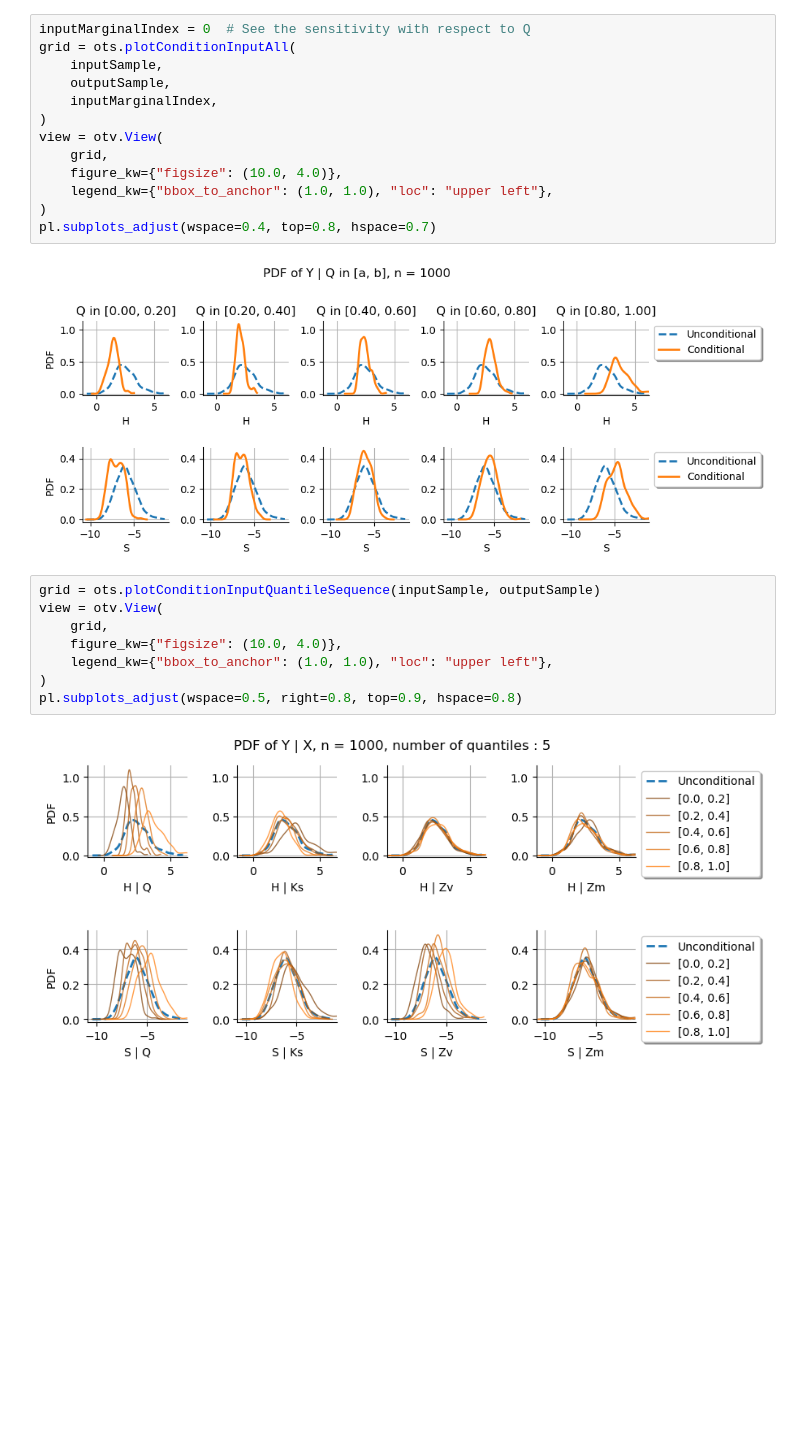
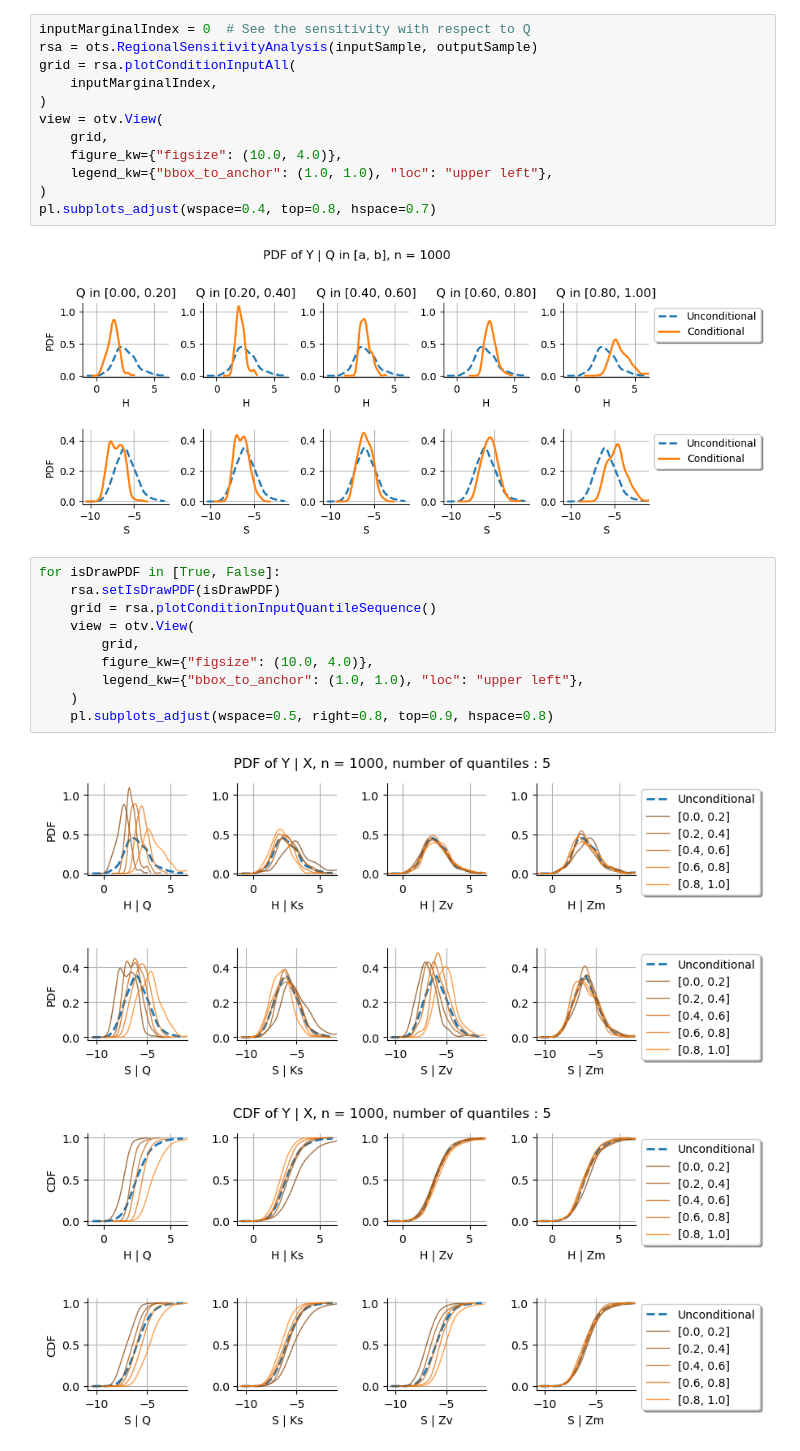
Before and after one commit to tupui/otsensitivity, a Jupyter notebook: examples/demo_plot_condition_input.ipynb, the cells around one changed output. Cells and saved outputs as stored; diff of their text form; blank space fills up the shorter version.

```diff
--- a/examples/demo_plot_condition_input.ipynb
+++ b/examples/demo_plot_condition_input.ipynb
@@ -121,9 +121,8 @@ outputSample[:5]
 We chose to select the output depending on a quantile of the input $Q$. First, we condition on the inputs corresponding to the quantile levels in the interval $[0, 0.2]$. This range of input lead to a corresponding range of the output: this leads to the conditional distribution $S \; | \; Q \in [q_{0}, q_{0.2}]$ where $q_{0}$ is the quantile of level 0 of the input $Q$ and $q_{0.2}$ is the quantile of level 0.2 of the input $Q$. We plot the unconditional distribution of the output and compare to the conditional distribution: if the input is influential, then the two distributions are very different.
 # %%
 inputMarginalIndex = 0  # See the sensitivity with respect to Q
-grid = ots.plotConditionInputAll(
-    inputSample,
-    outputSample,
+rsa = ots.RegionalSensitivityAnalysis(inputSample, outputSample)
+grid = rsa.plotConditionInputAll(
     inputMarginalIndex,
 )
 view = otv.View(
@@ -135,12 +134,15 @@ pl.subplots_adjust(wspace=0.4, top=0.8, hspace=0.7)
 # %% [output]
 [figure]
 # %%
-grid = ots.plotConditionInputQuantileSequence(inputSample, outputSample)
-view = otv.View(
-    grid,
-    figure_kw={"figsize": (10.0, 4.0)},
-    legend_kw={"bbox_to_anchor": (1.0, 1.0), "loc": "upper left"},
-)
-pl.subplots_adjust(wspace=0.5, right=0.8, top=0.9, hspace=0.8)
+for isDrawPDF in [True, False]:
+    rsa.setIsDrawPDF(isDrawPDF)
+    grid = rsa.plotConditionInputQuantileSequence()
+    view = otv.View(
+        grid,
+        figure_kw={"figsize": (10.0, 4.0)},
+        legend_kw={"bbox_to_anchor": (1.0, 1.0), "loc": "upper left"},
+    )
+    pl.subplots_adjust(wspace=0.5, right=0.8, top=0.9, hspace=0.8)
 # %% [output]
 [figure]
+[figure, added]
```
Also changed, not shown: 4 other files.
